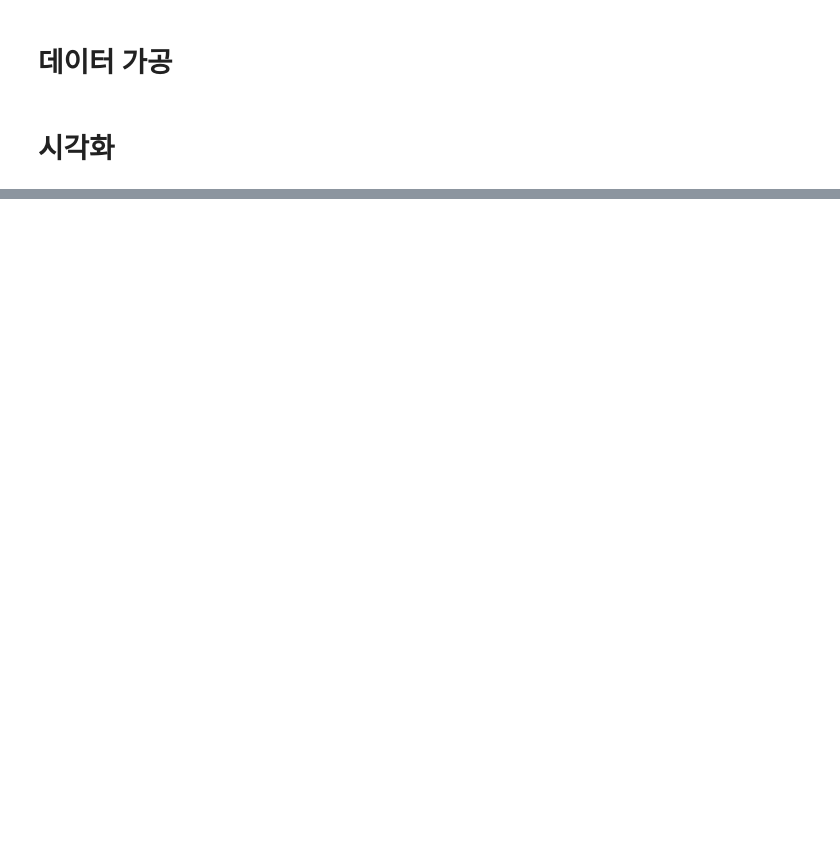
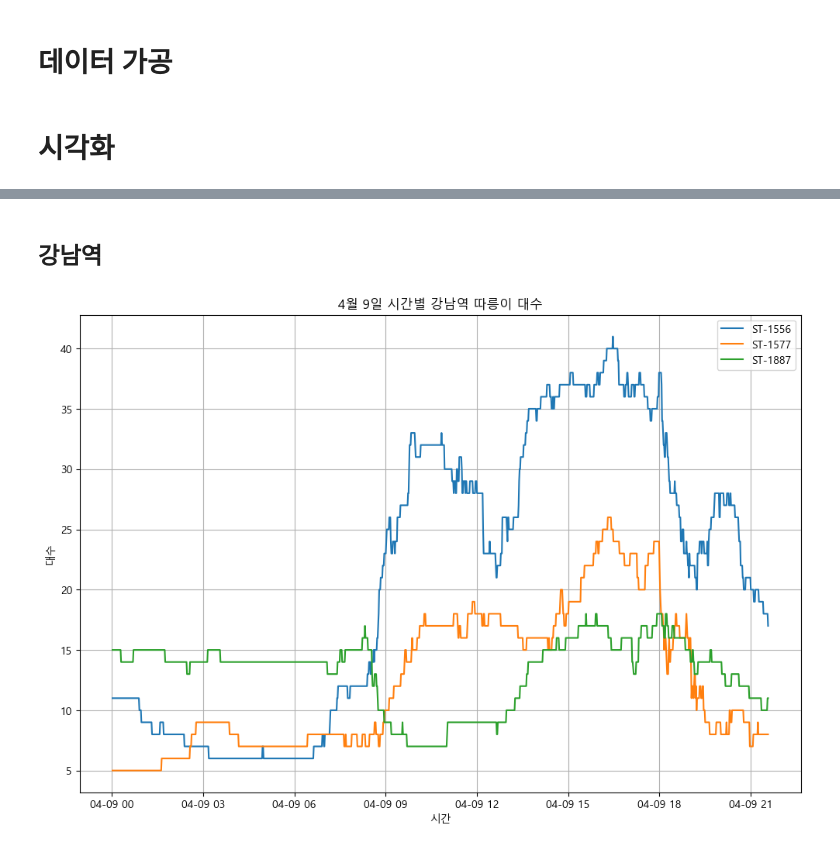
Before and after one commit to luvurself8/SeoulPublicDataHackathon, a Jupyter notebook: 시각화.ipynb, the cells around one changed output, grey strips where cells are left out. Saved outputs shown, nothing was run; the diff lists cells and outputs as text; code cells hidden in the pictures; blank space fills up the shorter version.

```diff
--- a/시각화.ipynb
+++ b/시각화.ipynb
@@ -17,7 +17,7 @@ warnings.filterwarnings("ignore")
 # %%
 bike_station_code = 'ST-327'
 start_dt = ''
-end_dt = '2024-04-09'
+end_dt = '2024-04-10'
 # %% [markdown]
 # DB 연결
 # %%
@@ -79,0 +153,34 @@ df_POI013[13379:13381]
+# %% [markdown]
+## 강남역
+# %%
+df = df.sort_values("cur_time").reset_index(drop=True)
+
+df_POI014 = df[df["area_cd"] == "POI014"].reset_index(drop=True)
+df_POI014 = df_POI014[df_POI014["cur_time"] >= "2024-04-09 00:00:00"][df_POI014["cur_time"] <= "2024-04-09 23:59:59"]
+
+POI014_station = sorted(df_POI014["sbike_spot_id"].unique())
+
+plt.rcParams['font.family'] ='Malgun Gothic'
+# plt.rcParams['axes.unicode_minus'] = False
+
+plt.figure(figsize=(12, 8))
+
+for station in POI014_station:
+
+    temp_df = df_POI014[df_POI014["sbike_spot_id"] == station]
+
+    plt.plot(temp_df["cur_time"],
+             temp_df["sbike_parking_cnt"],
+             label = station)
+
+plt.title('시간별 잔여 따릉이 대수')
+
+plt.xlabel('시간')
+plt.ylabel('대수')
+plt.title("4월 9일 시간별 강남역 따릉이 대수")
+plt.legend()
+plt.grid()
+
+plt.show()
+# %% [output]
+[figure, added]
```
Also changed, not shown: parts of 16 cells of this notebook.
